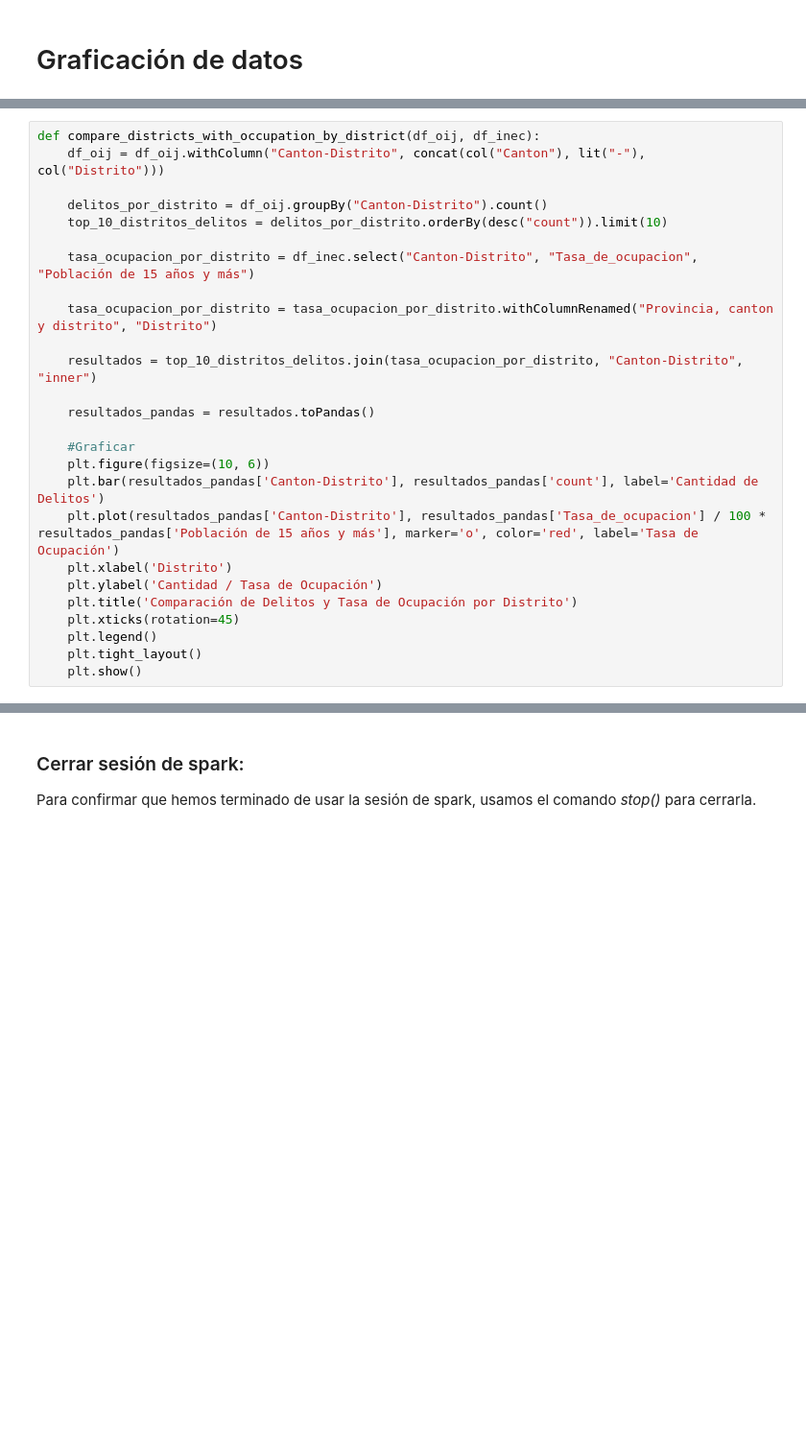
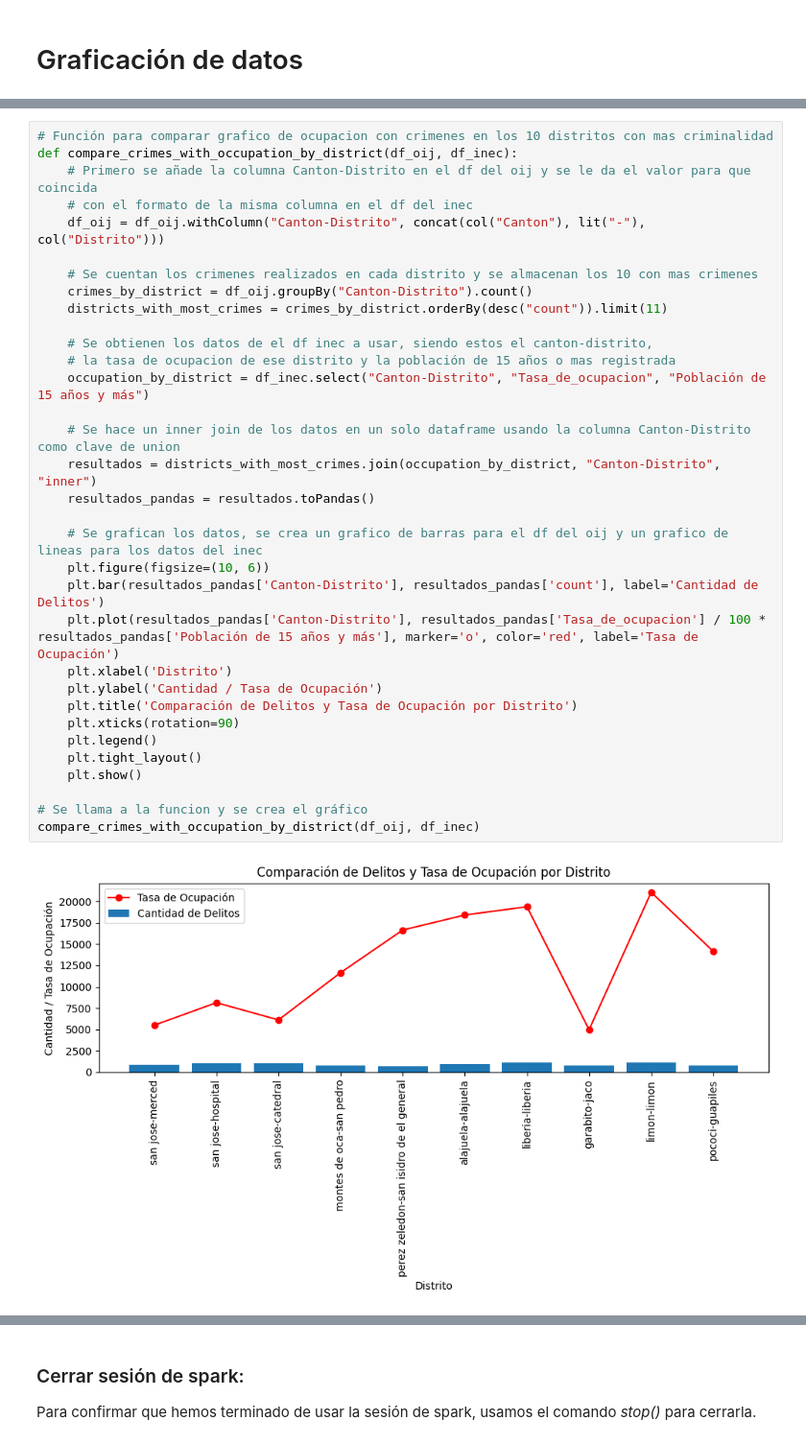
Before and after one commit to yosgarcia/Proyecto3BD2, a Jupyter notebook: Proyecto3.ipynb, the cells around one changed output, grey strips where cells are left out. Shown: that part at 96% size. Saved outputs shown, nothing was run; the diff lists cells and outputs as text; blank space fills up the shorter version.

```diff
--- a/Proyecto3.ipynb
+++ b/Proyecto3.ipynb
@@ -584,26 +579,35 @@ save_spark_df_to_db(df_oij, "oij")
 # %%
-def compare_districts_with_occupation_by_district(df_oij, df_inec):
+# Función para comparar grafico de ocupacion con crimenes en los 10 distritos con mas criminalidad
+def compare_crimes_with_occupation_by_district(df_oij, df_inec):
+    # Primero se añade la columna Canton-Distrito en el df del oij y se le da el valor para que coincida
+    # con el formato de la misma columna en el df del inec
     df_oij = df_oij.withColumn("Canton-Distrito", concat(col("Canton"), lit("-"), col("Distrito")))
 
-    delitos_por_distrito = df_oij.groupBy("Canton-Distrito").count()
-    top_10_distritos_delitos = delitos_por_distrito.orderBy(desc("count")).limit(10)
+    # Se cuentan los crimenes realizados en cada distrito y se almacenan los 10 con mas crimenes
+    crimes_by_district = df_oij.groupBy("Canton-Distrito").count()
+    districts_with_most_crimes = crimes_by_district.orderBy(desc("count")).limit(11)
 
-    tasa_ocupacion_por_distrito = df_inec.select("Canton-Distrito", "Tasa_de_ocupacion", "Población de 15 años y más")
+    # Se obtienen los datos de el df inec a usar, siendo estos el canton-distrito,
+    # la tasa de ocupacion de ese distrito y la población de 15 años o mas registrada
+    occupation_by_district = df_inec.select("Canton-Distrito", "Tasa_de_ocupacion", "Población de 15 años y más")
 
-    tasa_ocupacion_por_distrito = tasa_ocupacion_por_distrito.withColumnRenamed("Provincia, canton y distrito", "Distrito")
-
-    resultados = top_10_distritos_delitos.join(tasa_ocupacion_por_distrito, "Canton-Distrito", "inner")
-
+    # Se hace un inner join de los datos en un solo dataframe usando la columna Canton-Distrito como clave de union
+    resultados = districts_with_most_crimes.join(occupation_by_district, "Canton-Distrito", "inner")
     resultados_pandas = resultados.toPandas()
 
-    #Graficar
+    # Se grafican los datos, se crea un grafico de barras para el df del oij y un grafico de lineas para los datos del inec
     plt.figure(figsize=(10, 6))
     plt.bar(resultados_pandas['Canton-Distrito'], resultados_pandas['count'], label='Cantidad de Delitos')
     plt.plot(resultados_pandas['Canton-Distrito'], resultados_pandas['Tasa_de_ocupacion'] / 100 * resultados_pandas['Población de 15 años y más'], marker='o', color='red', label='Tasa de Ocupación')
     plt.xlabel('Distrito')
     plt.ylabel('Cantidad / Tasa de Ocupación')
     plt.title('Comparación de Delitos y Tasa de Ocupación por Distrito')
-    plt.xticks(rotation=45)
+    plt.xticks(rotation=90)
     plt.legend()
     plt.tight_layout()
     plt.show()
+
+# Se llama a la funcion y se crea el gráfico
+compare_crimes_with_occupation_by_district(df_oij, df_inec)
+# %% [output]
+[figure, added]
```
Also changed, not shown: parts of 12 cells of this notebook.
